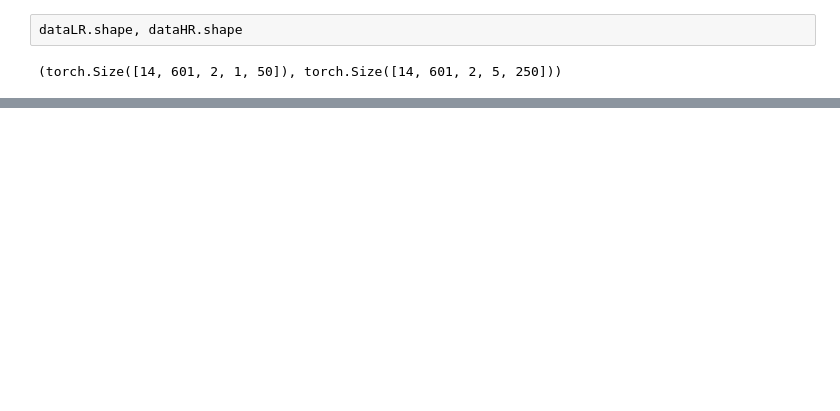
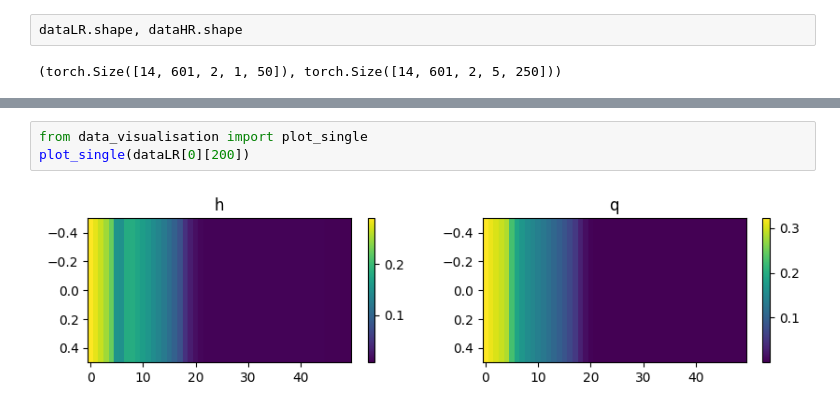
Before and after one commit to MaximeD34/downscaling, a Jupyter notebook: data_preprocessing.ipynb, the cells around one changed output, grey strips where cells are left out. Cells and saved outputs as stored; diff of their text form; blank space fills up the shorter version.

```diff
--- a/data_preprocessing.ipynb
+++ b/data_preprocessing.ipynb
@@ -68,0 +60,5 @@ plot_batch(dataHR[0], 0, -1, 100)
+# %%
+from data_visualisation import plot_single
+plot_single(dataLR[0][200])
+# %% [output]
+[figure, added]
```
Also changed, not shown: parts of 2 cells of this notebook, 2 other files.
